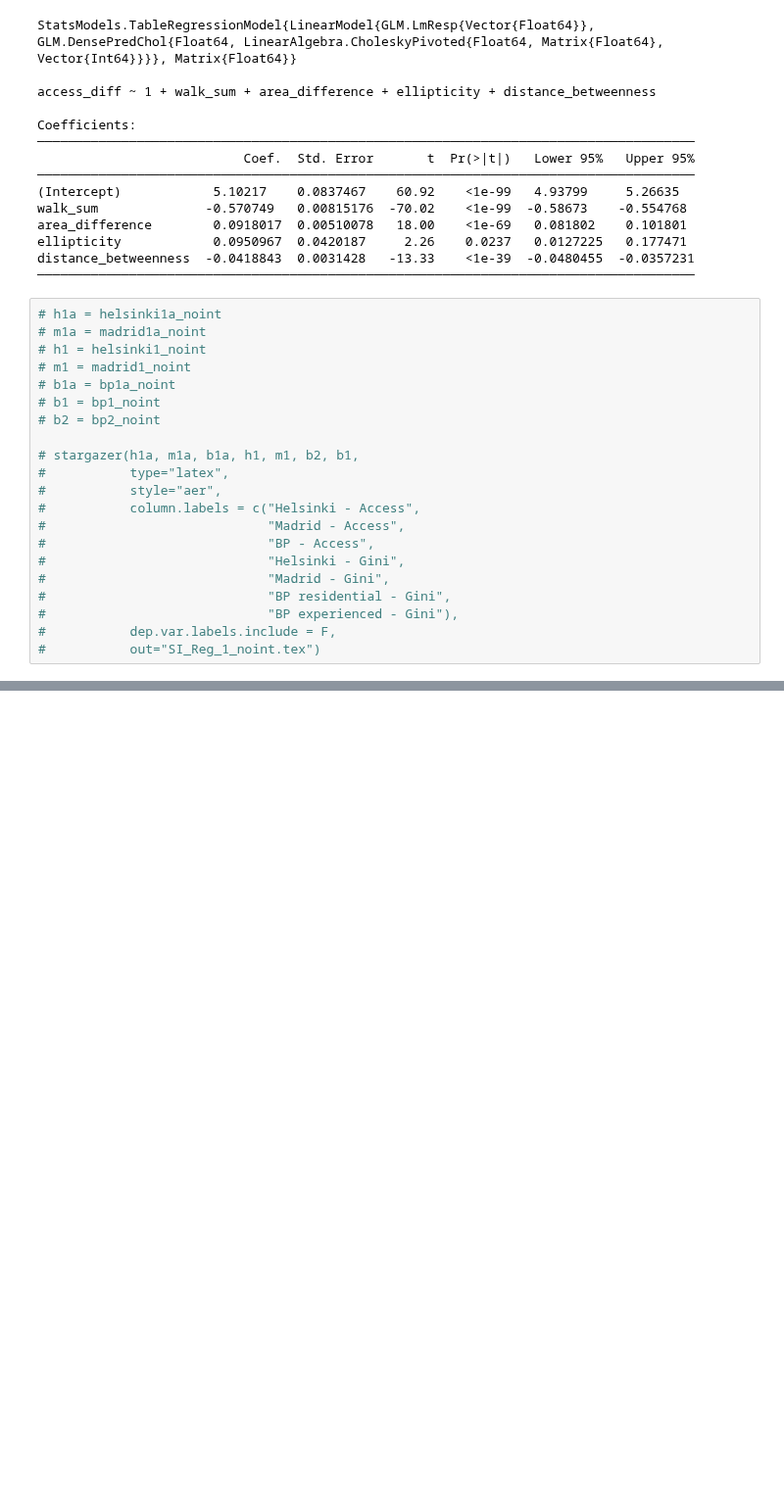
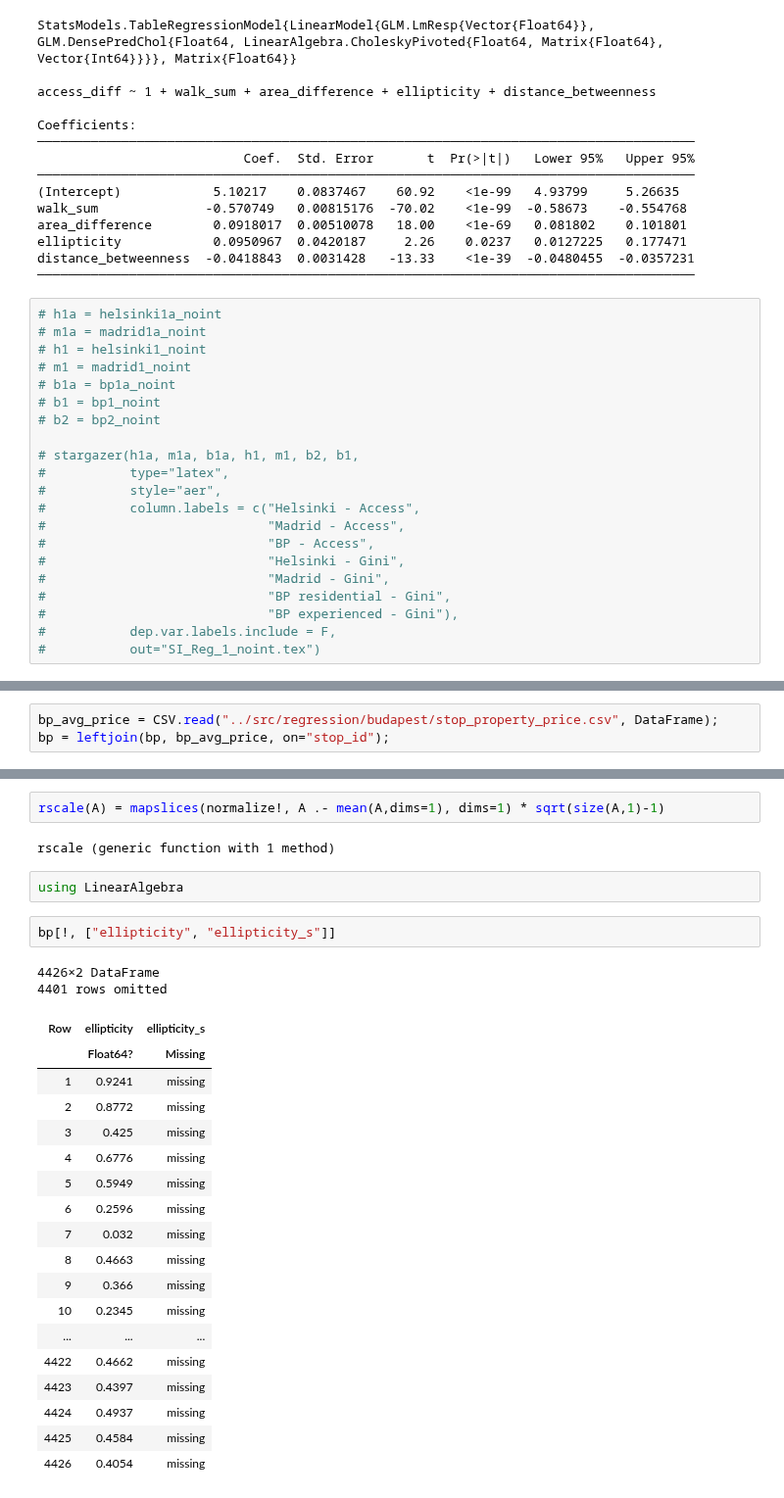
Before and after one commit to ANETILab/stop_accessibility, a Jupyter notebook: notebooks/regression_r2jl.ipynb, the cells around one changed output, grey strips where cells are left out. Shown at 98% size. Cells and saved outputs as stored; diff of their text form; blank space fills up the shorter version.

Commit message:
Rewrite regression tables 2-5 GH-33
Co-authored-by: Balázs Lengyel <blengyel@gmail.com>

```diff
--- a/notebooks/regression_r2jl.ipynb
+++ b/notebooks/regression_r2jl.ipynb
@@ -348,3 +347,6 @@ ellipticity             0.265***      0.095*   -0.150***      -0.001    -0.223**
 N                          2,694       5,212       4,424       2,694       5,212             4,424       4,424
 R2                         0.706       0.515       0.870       0.439       0.221             0.073       0.303
 --------------------------------------------------------------------------------------------------------------
+# %%
+bp_avg_price = CSV.read("../src/regression/budapest/stop_property_price.csv", DataFrame);
+bp = leftjoin(bp, bp_avg_price, on="stop_id");
@@ -350,0 +1156,29 @@ R2                         0.706       0.515       0.870       0.439       0.221
+# %%
+rscale(A) = mapslices(normalize!, A .- mean(A,dims=1), dims=1) * sqrt(size(A,1)-1)
+# %% [output]
+rscale (generic function with 1 method)
+# %%
+using LinearAlgebra
+# %%
+bp[!, ["ellipticity", "ellipticity_s"]]
+# %% [output]
+4426×2 DataFrame
+4401 rows omitted
+| Row | ellipticity | ellipticity_s |
+|  | Float64? | Missing |
+| 1 | 0.9241 | missing |
+| 2 | 0.8772 | missing |
+| 3 | 0.425 | missing |
+| 4 | 0.6776 | missing |
+| 5 | 0.5949 | missing |
+| 6 | 0.2596 | missing |
+| 7 | 0.032 | missing |
+| 8 | 0.4663 | missing |
+| 9 | 0.366 | missing |
+| 10 | 0.2345 | missing |
+| ... | ... | ... |
+| 4422 | 0.4662 | missing |
+| 4423 | 0.4397 | missing |
+| 4424 | 0.4937 | missing |
+| 4425 | 0.4584 | missing |
+| 4426 | 0.4054 | missing |
```
Also changed, not shown: parts of 64 cells of this notebook.
